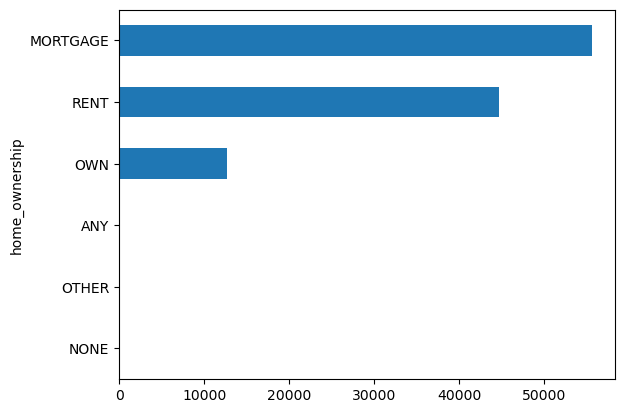
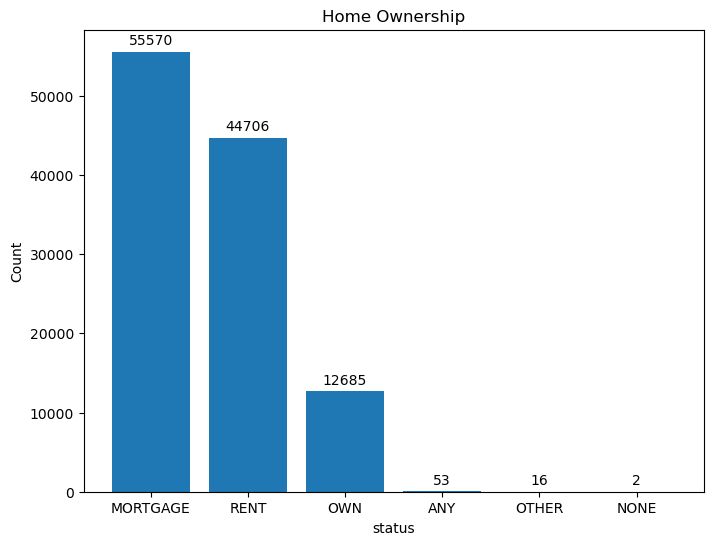
The change to this notebook cell's code, shown as a diff; its figure went from the first image to the second:
--- before
+++ after
@@ -1 +1,10 @@
-fin['home_ownership'].value_counts().sort_values().plot(kind='barh')
+fig, ax = plt.subplots(figsize=(8,6))
+
+bars = ax.bar(home.index, home.values)
+
+ax.bar_label(bars, fmt='%d', padding=3)
+ax.set_title('Home Ownership')
+ax.set_xlabel('status')
+ax.set_ylabel('Count')
+
+plt.show()

Commit: Employees Experience in Years